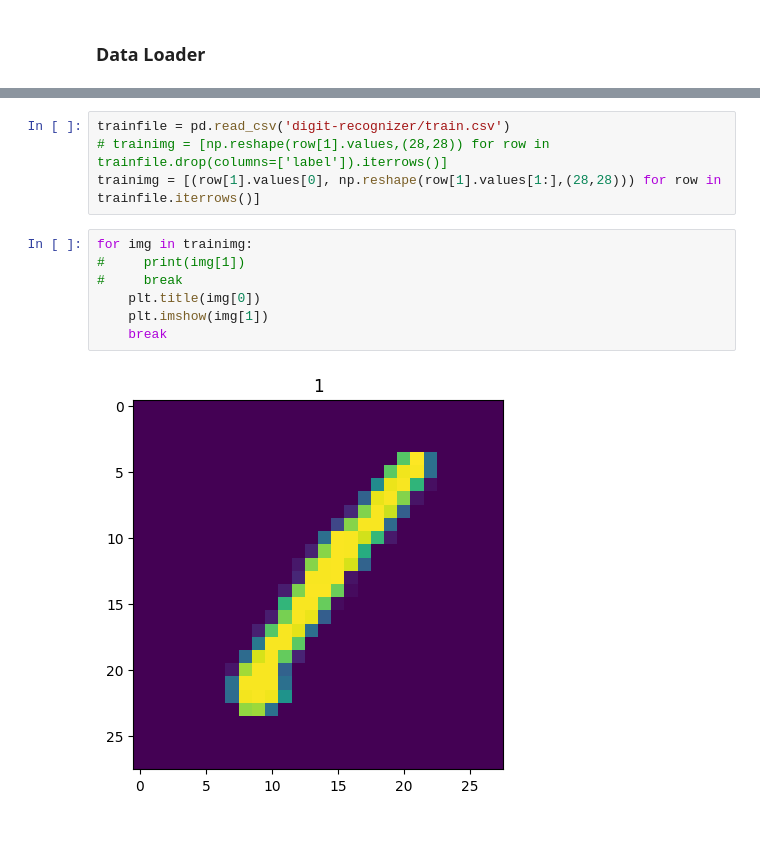
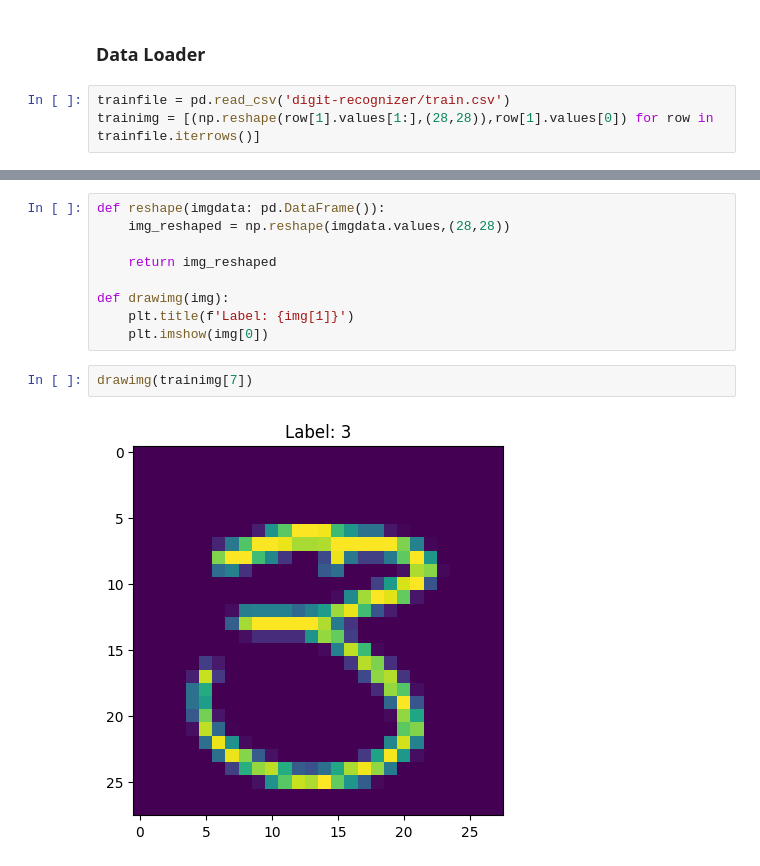
Before and after one commit to Catonpancake/2023winter-seminar, a Jupyter notebook: EDA.ipynb, the cells around one changed output, grey strips where cells are left out. Drawn from its saved outputs; the diff is of its cells as text; blank space fills up the shorter version.

```diff
--- a/EDA.ipynb
+++ b/EDA.ipynb
@@ -9,2 +11,5 @@ import seaborn as sns
 # %% [markdown]
 ### Data Loader
+# %%
+trainfile = pd.read_csv('digit-recognizer/train.csv')
+trainimg = [(np.reshape(row[1].values[1:],(28,28)),row[1].values[0]) for row in trainfile.iterrows()]
@@ -11,15 +32,15 @@ import seaborn as sns
+# %%
+def reshape(imgdata: pd.DataFrame()):
+    img_reshaped = np.reshape(imgdata.values,(28,28))
+
+    return img_reshaped
+
+def drawimg(img):
+    plt.title(f'Label: {img[1]}')
+    plt.imshow(img[0])
 # %%
-trainfile = pd.read_csv('digit-recognizer/train.csv')
-# trainimg = [np.reshape(row[1].values,(28,28)) for row in trainfile.drop(columns=['label']).iterrows()]
-trainimg = [(row[1].values[0], np.reshape(row[1].values[1:],(28,28))) for row in trainfile.iterrows()]
+drawimg(trainimg[7])
+# %% [output]
+[figure, added]
-# %%
-for img in trainimg:
-#     print(img[1])
-#     break
-    plt.title(img[0])
-    plt.imshow(img[1])
-    break
-# %% [output]
-[figure, removed]
 # %%
 class DigitDataset(Dataset):
```
Also changed, not shown: parts of 5 cells of this notebook, 1 other file.
